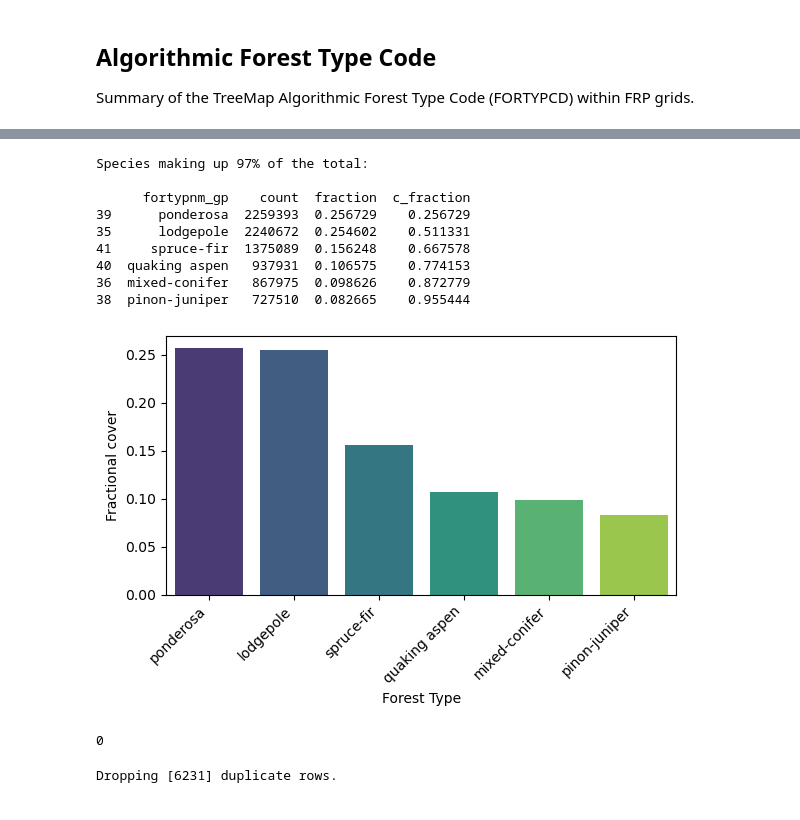
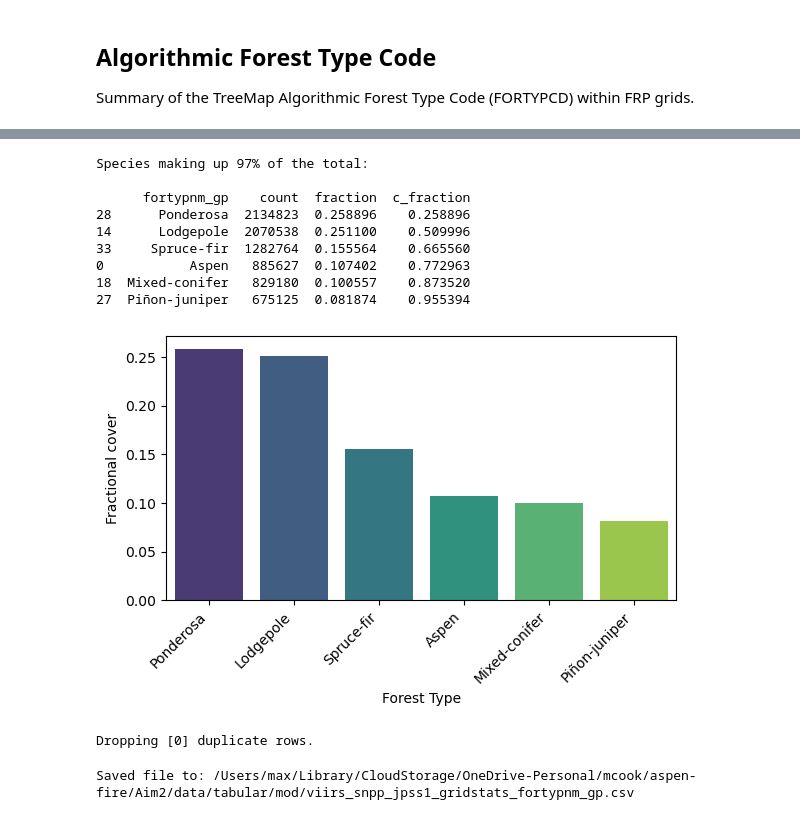
Before and after one commit to natshoff/aspen-fire-fork, a Jupyter notebook: Aim2/code/Python/04b_TreeMap_FIA-Summary.ipynb, the cells around one changed output, grey strips where cells are left out. Saved outputs shown, nothing was run; the diff lists cells and outputs as text; code cells hidden in the pictures.

```diff
--- a/Aim2/code/Python/04b_TreeMap_FIA-Summary.ipynb
+++ b/Aim2/code/Python/04b_TreeMap_FIA-Summary.ipynb
@@ -221,13 +226,13 @@ Species making up 97% of the total:
 # Aggregate species into forest groups
 # These groups represent common pairings for the Southern Rockies
 spp_grouping = {
-    'pinyon|juniper': 'pinon-juniper',
-    'engelmann spruce|subalpine fir': 'spruce-fir',
-    'ponderosa pine|jeffrey': 'ponderosa',
-    'lodgepole pine': 'lodgepole',
-    'aspen': 'quaking aspen',
-    'douglas-fir|grand fir|white fir': 'mixed-conifer',
-    'oak': 'oak-woodland',
+    'pinyon|juniper': 'Piñon-juniper',
+    'engelmann spruce|subalpine fir': 'Spruce-fir',
+    'ponderosa pine|jeffrey': 'Ponderosa',
+    'lodgepole pine': 'Lodgepole',
+    'aspen': 'Aspen',
+    'douglas-fir|grand fir|white fir': 'Mixed-conifer',
+    'oak': 'Oak-woodland',
 }
 
 # create the remap table
@@ -243,7 +248,6 @@ for keywords, spp_group in spp_grouping.items():
 
 # Apply the remap to create a new grouped species column
 grid_fortypcd['fortypnm_gp'] = grid_fortypcd['fortypnm'].map(spp_remap).fillna(grid_fortypcd['fortypnm'])
-
 # Verify the updated species groups
 print(grid_fortypcd[['fortypnm', 'fortypnm_gp']].drop_duplicates().head(3))
 print(f"\n{grid_fortypcd.columns}")
@@ -258,7 +262,8 @@ Index(['grid_index', 'fortypcd', 'count', 'total_pixels', 'pct_cover',
       dtype='object')
 # %%
 # Aggregate with the new species groupings
-grid_fortyp_gp = (
+# Reacalculate the percent cover for each species group
+grid_fortypgp = (
     grid_fortypcd.groupby(['grid_index','fortypnm_gp'], as_index=False)
     .agg(
         count=('count','sum'),
@@ -266,11 +271,15 @@ grid_fortyp_gp = (
         pct_cover=('pct_cover','sum'),
     )
 )
+# Check on nulls introduced
+print(f"\nNaNs: {grid_fortypgp['fortypnm_gp'].isna().sum()}\n")
 
 # merge the forest percent
-grid_fortyp_gp = grid_fortyp_gp.merge(forest_pct, on='grid_index', how='left')
-print(f"\n{grid_fortyp_gp.head(10)}\n")
+grid_fortypgp = grid_fortypgp.merge(forest_pct, on='grid_index', how='left')
 
-del grid_fortypcd, forest_pct
+print(f"Forest percent:\n{grid_fortypgp['forest_pct'].describe()}\n")
+print(f"\n{grid_fortypgp.head(10)}\n")
+
+del forest_pct, grid_fortypcd
 gc.collect()
 # %% [output]
@@ -307,52 +304,50 @@ Name: forest_pct, dtype: float64
 # %%
-# Create a histogram of the forest species (prevalence)
-fortyp = grid_fortyp_gp.copy() # make a copy to work with
-fortyp = fortyp[fortyp['count'] > 0] # make sure there are some pixels
-
+# Re-create the histogram of forest species (prevalence)
+df = grid_fortypgp.copy() # make a copy to work with
 # calculate the landscape fraction (prevalence)
-spp_pr = fortyp.groupby('fortypnm_gp')['count'].sum().reset_index()
+spp_pr = df.groupby('fortypnm_gp')['count'].sum().reset_index()
 spp_pr['fraction'] = spp_pr['count'] / spp_pr['count'].sum()
 spp_pr = spp_pr.sort_values(by='fraction', ascending=False)
-
 # which species make up 97% of observations?
 spp_pr['c_fraction'] = spp_pr['fraction'].cumsum()
 top_species = spp_pr[spp_pr['c_fraction'] <= 0.97]
 print(f"\n\nSpecies making up 97% of the total: \n\n{top_species}\n\n")
 
-del fortyp, spp_pr
+del df, spp_pr # tidy up
 gc.collect()
 
 # plot it
 plt.figure(figsize=(6, 4))
 sns.barplot(data=top_species, x='fortypnm_gp', y='fraction', palette='viridis')
 plt.xlabel('Forest Type')
 plt.ylabel('Fractional cover')
 plt.xticks(rotation=45, ha='right')
 plt.tight_layout()
 plt.show()
 # %% [output]
 Species making up 97% of the total:
 
       fortypnm_gp    count  fraction  c_fraction
-39      ponderosa  2259393  0.256729    0.256729
-35      lodgepole  2240672  0.254602    0.511331
-41     spruce-fir  1375089  0.156248    0.667578
-40  quaking aspen   937931  0.106575    0.774153
-36  mixed-conifer   867975  0.098626    0.872779
-38  pinon-juniper   727510  0.082665    0.955444
+28      Ponderosa  2134823  0.258896    0.258896
+14      Lodgepole  2070538  0.251100    0.509996
+33     Spruce-fir  1282764  0.155564    0.665560
+0           Aspen   885627  0.107402    0.772963
+18  Mixed-conifer   829180  0.100557    0.873520
+27  Piñon-juniper   675125  0.081874    0.955394
-[figure, old version]
+[figure, new version]
-# %%
-# join the forest type dataframe to our FRP gridcells
-grid_fortyp = grid.merge(grid_fortyp_gp, on='grid_index', how='left')
-print(grid_fortyp.columns)
-# %% [output]
-0
 # %%
 # check for duplicates, remove them
-n = grid_fortyp.duplicated(subset=['grid_index','fortypnm_gp','pct_cover']).sum()
+n = grid_fortypgp.duplicated(subset=['grid_index','fortypnm_gp','pct_cover']).sum()
 print(f"Dropping [{n}] duplicate rows.")
-grid_fortyp = grid_fortyp.drop_duplicates(subset=['grid_index','fortypnm_gp','pct_cover'])
+grid_fortypgp = grid_fortypgp.drop_duplicates(subset=['grid_index','fortypnm_gp','pct_cover'])
 # %% [output]
-Dropping [6231] duplicate rows.
+Dropping [0] duplicate rows.
+# %%
+# save the TreeMap FORTYPCD table out.
+out_fp = os.path.join(projdir,'data/tabular/mod/viirs_snpp_jpss1_gridstats_fortypnm_gp.csv')
+grid_fortypgp.to_csv(out_fp)
+print(f"Saved file to: {out_fp}")
+# %% [output]
+Saved file to: /Users/max/Library/CloudStorage/OneDrive-Personal/mcook/aspen-fire/Aim2/data/tabular/mod/viirs_snpp_jpss1_gridstats_fortypnm_gp.csv
 # %%
 # subset the grids to predominantly forested plots (>50% forested)
```
Also changed, not shown: parts of 30 cells of this notebook, 13 other files.
